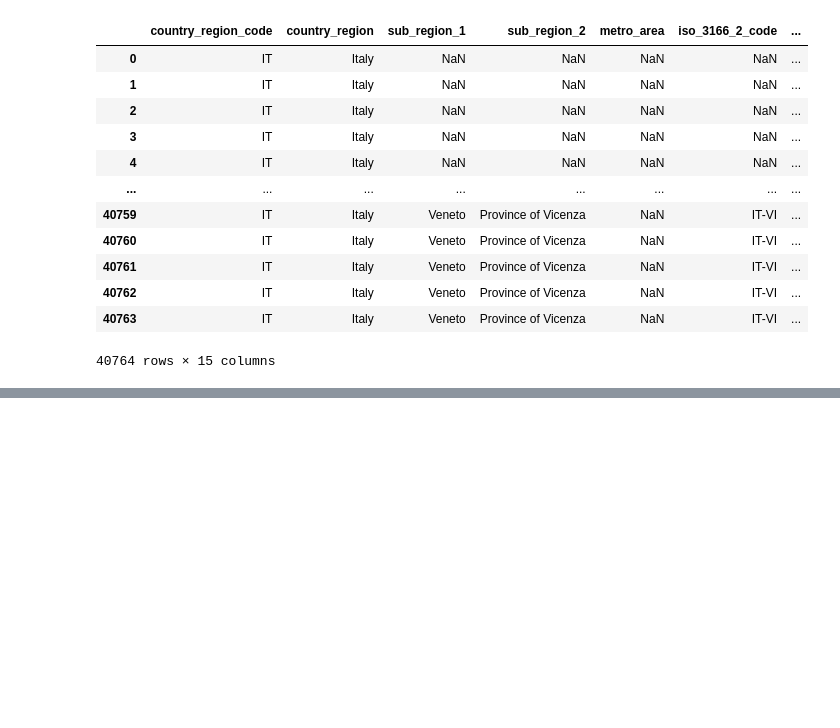
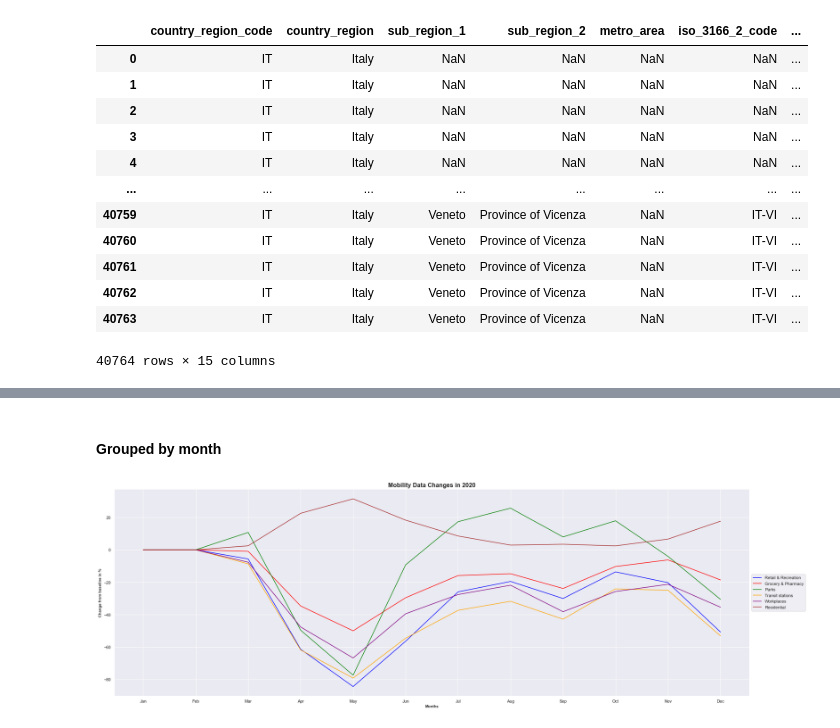
Before and after one commit to danielegerbaldo/Turin-Air-Quality-Comparison-Lockdown, a Jupyter notebook: Turin-Air-Quality-Comparison-Lockdown.ipynb, the cells around one changed output, grey strips where cells are left out. Drawn from its saved outputs; the diff is of its cells as text; code cells hidden in the pictures; blank space fills up the shorter version.

```diff
--- a/Turin-Air-Quality-Comparison-Lockdown.ipynb
+++ b/Turin-Air-Quality-Comparison-Lockdown.ipynb
@@ -31,0 +130,38 @@ mobility_data
+# %% [markdown]
+#### Grouped by month
+# %%
+#set seaborn grapichs theme
+sns.set_theme()
+
+plt.figure(figsize=(30, 10))
+
+months = np.array(['Jan','Feb','Mar','Apr','May','Jun','Jul','Aug','Sep','Oct','Nov','Dec'])
+
+num = 0
+plots =[]
+
+for pos in positions:
+    line=[]
+    #calculate the average for each month
+    for idx,m in enumerate(months):
+        res_month = to_mobility_data[to_mobility_data['date'].dt.month == idx]
+        if len(res_month)!=0:
+            line.append(statistics.mean(res_month[pos]))
+        else:
+            line.append(0)
+
+    p = plt.plot(months,line,label=labels[num], color=palette[num])
+    plots += p
+    num+=1
+
+plt.xlabel('Months',fontdict= { 'fontsize': 10, 'fontweight':'bold'})
+plt.ylabel('Change from baseline in %',fontdict= { 'fontsize': 10, 'fontweight':'bold'})
+plt.legend(handles=plots)
+plt.title("Mobility Data Changes in 2020",fontdict= { 'fontsize': 16, 'fontweight':'bold'})
+ax = plt.gca()
+ax.legend(loc='center left', bbox_to_anchor=(1, 0.5))
+ax.grid(True)
+sns.despine()
+plt.show()
+# %% [output]
+[figure, added]
```
Also changed, not shown: parts of 12 cells of this notebook.
